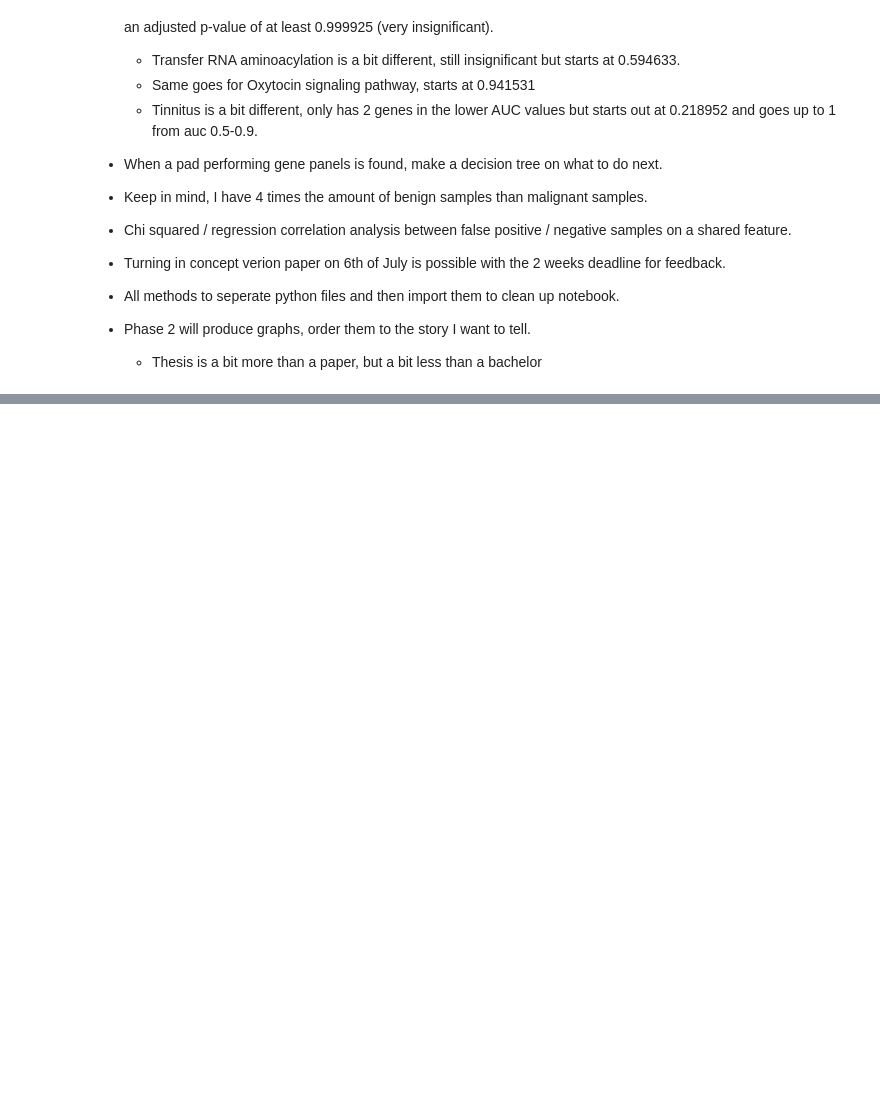
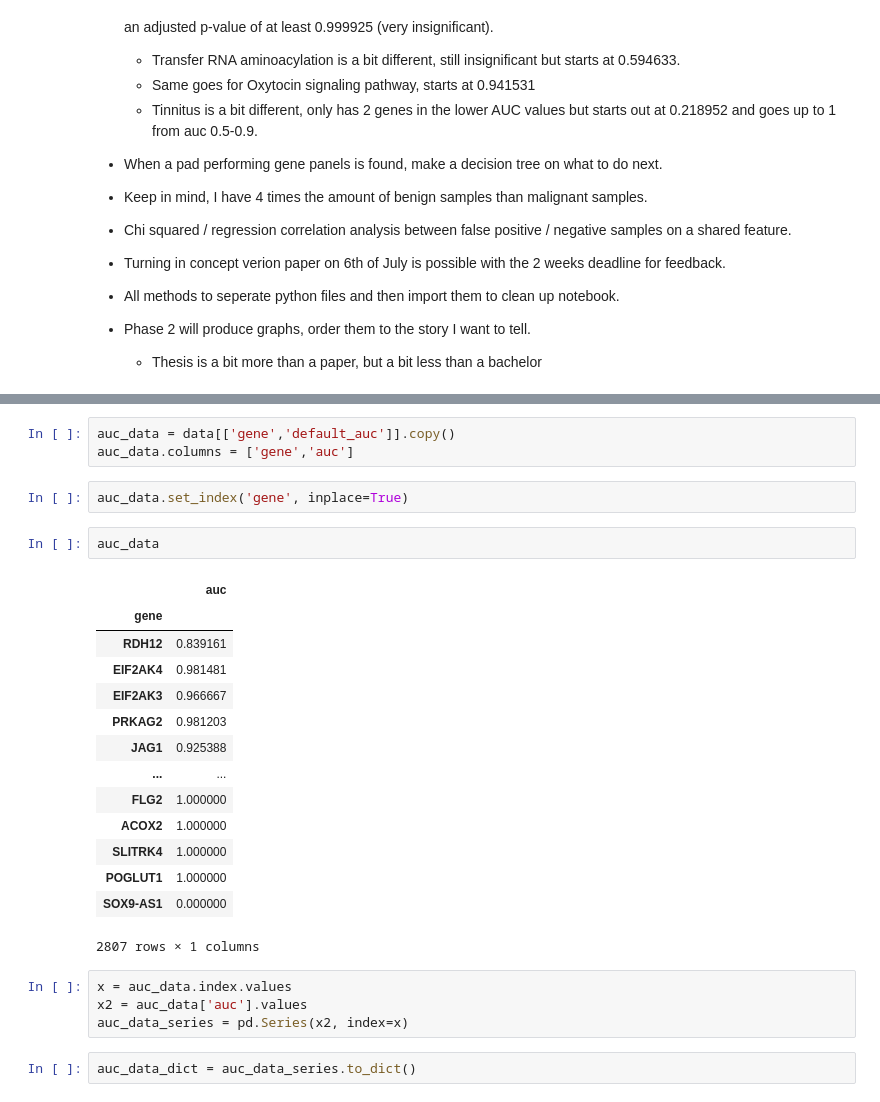
Before and after one commit to SietsmaRJ/dsls_master_thesis, a Jupyter notebook: side_scripts/Notebook_29042020.ipynb, the cells around one changed output, grey strips where cells are left out. Saved outputs shown, nothing was run; the diff lists cells and outputs as text; blank space fills up the shorter version.

```diff
--- a/side_scripts/Notebook_29042020.ipynb
+++ b/side_scripts/Notebook_29042020.ipynb
@@ -1068,0 +1128,28 @@ combined_df_ext[combined_df_ext['Term_Name'].str.lower().str.startswith('brugada
+# %%
+auc_data = data[['gene','default_auc']].copy()
+auc_data.columns = ['gene','auc']
+# %%
+auc_data.set_index('gene', inplace=True)
+# %%
+auc_data
+# %% [output]
+|  | auc |
+| gene |  |
+| RDH12 | 0.839161 |
+| EIF2AK4 | 0.981481 |
+| EIF2AK3 | 0.966667 |
+| PRKAG2 | 0.981203 |
+| JAG1 | 0.925388 |
+| ... | ... |
+| FLG2 | 1.000000 |
+| ACOX2 | 1.000000 |
+| SLITRK4 | 1.000000 |
+| POGLUT1 | 1.000000 |
+| SOX9-AS1 | 0.000000 |
+2807 rows × 1 columns
+# %%
+x = auc_data.index.values
+x2 = auc_data['auc'].values
+auc_data_series = pd.Series(x2, index=x)
+# %%
+auc_data_dict = auc_data_series.to_dict()
```
Also changed, not shown: parts of 4 cells of this notebook, 1 other file.
